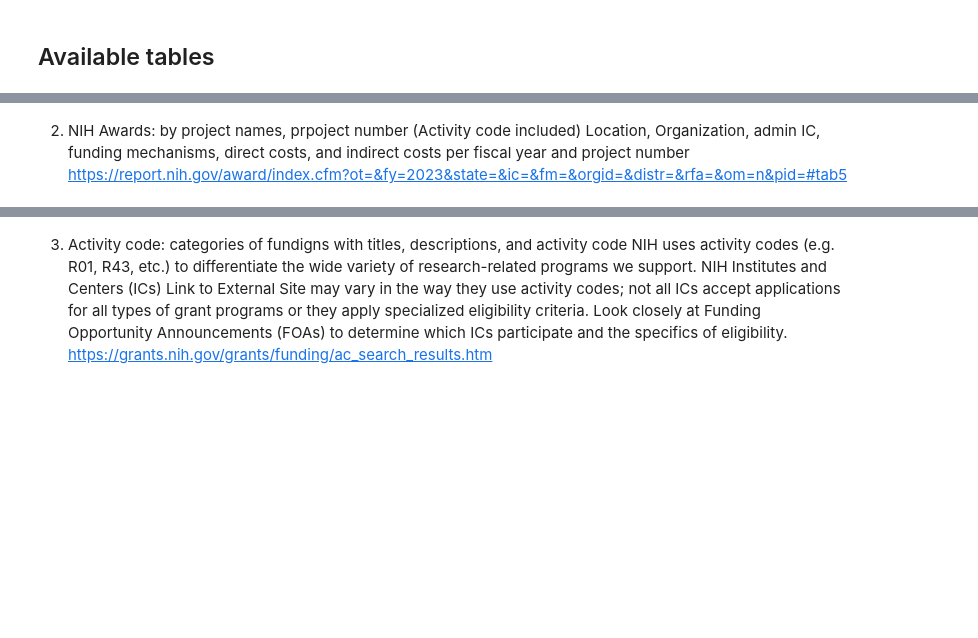
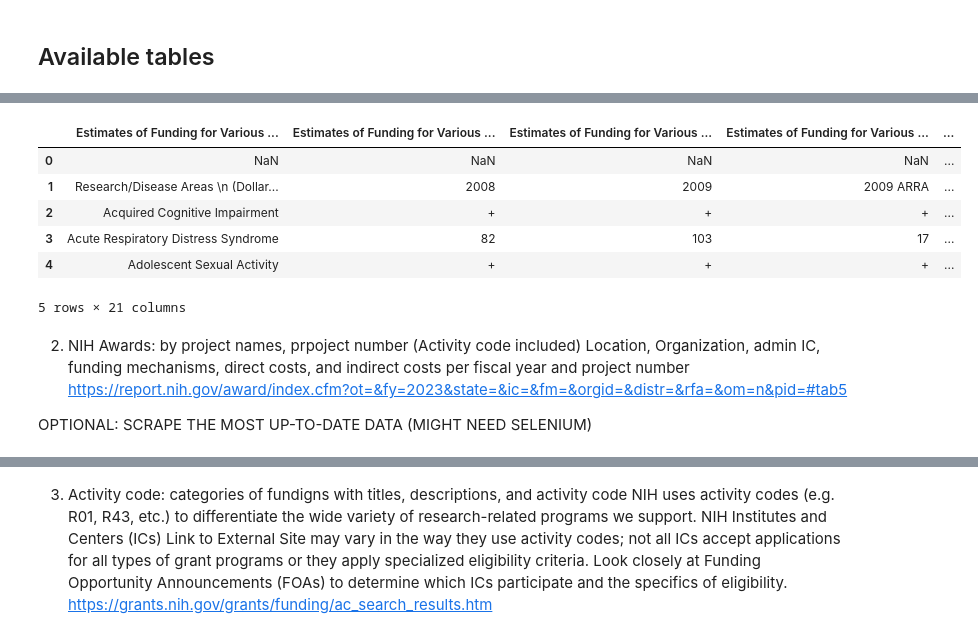
Before and after one commit to linnilinnil/NIH-Fundings-Dashboard, a Jupyter notebook: dbpipe.ipynb, the cells around one changed output, grey strips where cells are left out. Cells and saved outputs as stored; diff of their text form; code cells hidden in the pictures; blank space fills up the shorter version.

```diff
--- a/dbpipe.ipynb
+++ b/dbpipe.ipynb
@@ -16,0 +18,10 @@ FileNotFoundError: [Errno 2] No such file or directory: '/RCDCFundingSummary_021
+# %%
+fund_sum.head()
+# %% [output]
+|  | Estimates of Funding for Various ... | Estimates of Funding for Various ... | Estimates of Funding for Various ... | Estimates of Funding for Various ... | ... |
+| 0 | NaN | NaN | NaN | NaN | ... |
+| 1 | Research/Disease Areas \n (Dollar... | 2008 | 2009 | 2009 ARRA | ... |
+| 2 | Acquired Cognitive Impairment | + | + | + | ... |
+| 3 | Acute Respiratory Distress Syndrome | 82 | 103 | 17 | ... |
+| 4 | Adolescent Sexual Activity | + | + | + | ... |
+5 rows × 21 columns
@@ -17,3 +30,5 @@ FileNotFoundError: [Errno 2] No such file or directory: '/RCDCFundingSummary_021
 # %% [markdown]
 2. NIH Awards: by project names, prpoject number (Activity code included) Location, Organization, admin IC, funding mechanisms, direct costs, and indirect costs per fiscal year and project number
 https://report.nih.gov/award/index.cfm?ot=&fy=2023&state=&ic=&fm=&orgid=&distr=&rfa=&om=n&pid=#tab5
+
+OPTIONAL: SCRAPE THE MOST UP-TO-DATE DATA (MIGHT NEED SELENIUM)
```
Also changed, not shown: parts of 19 cells of this notebook, 7 other files.
